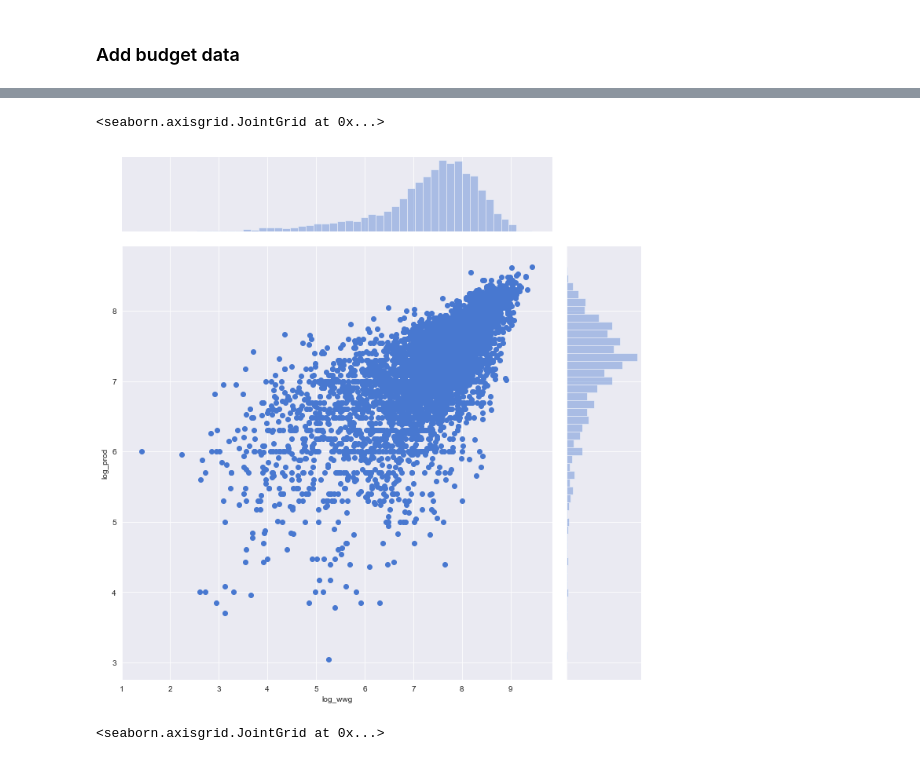
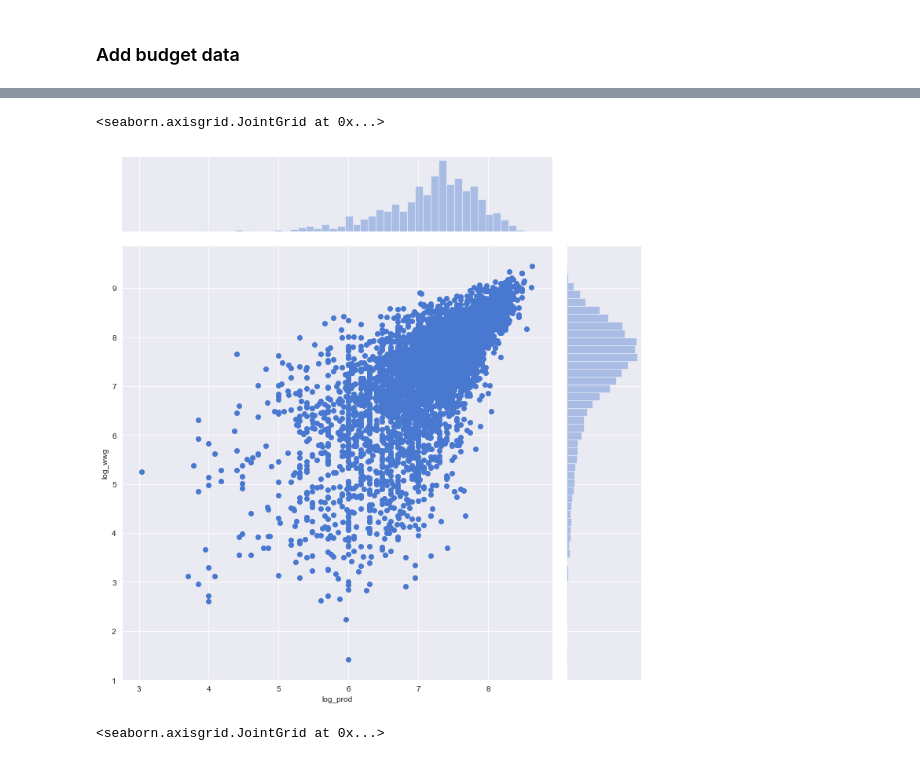
Before and after one commit to aschams/FlatironProject1, a Jupyter notebook: ASchams_notebook.ipynb, the cells around one changed output, grey strips where cells are left out. Drawn from its saved outputs; the diff is of its cells as text; code cells hidden in the pictures.

```diff
--- a/ASchams_notebook.ipynb
+++ b/ASchams_notebook.ipynb
@@ -565,18 +563,19 @@ AttributeError: ("'float' object has no attribute 'replace'", 'occurred at index
 tn2.drop(tn2[tn2.worldwide_gross == 0].index, inplace=True)
 # %%
 tn2[['log_prod', 'log_wwg']] = tn2[['production_budget', 'worldwide_gross']].applymap(np.log10)
+tn2['gross_profit'] = tn2['worldwide_gross'] - tn2['production_budget']
 # %%
 movies_w_budgets = movies.merge(tn_movie_budgets, left_on='title', right_on='movie').copy()
 # %%
 sns.set_style("darkgrid")
-sns.jointplot(x='log_wwg',
-              y='log_prod',
+sns.jointplot(x='log_prod',
+              y='log_wwg',
               data=tn2,
               kind='scatter',
              height=10)
 # %% [output]
 <seaborn.axisgrid.JointGrid at 0x...>
-[figure, old version]
+[figure, new version]
 # %%
 sns.jointplot(x='worldwide_gross',
               y='production_budget',
```
Also changed, not shown: parts of 2 cells of this notebook.
